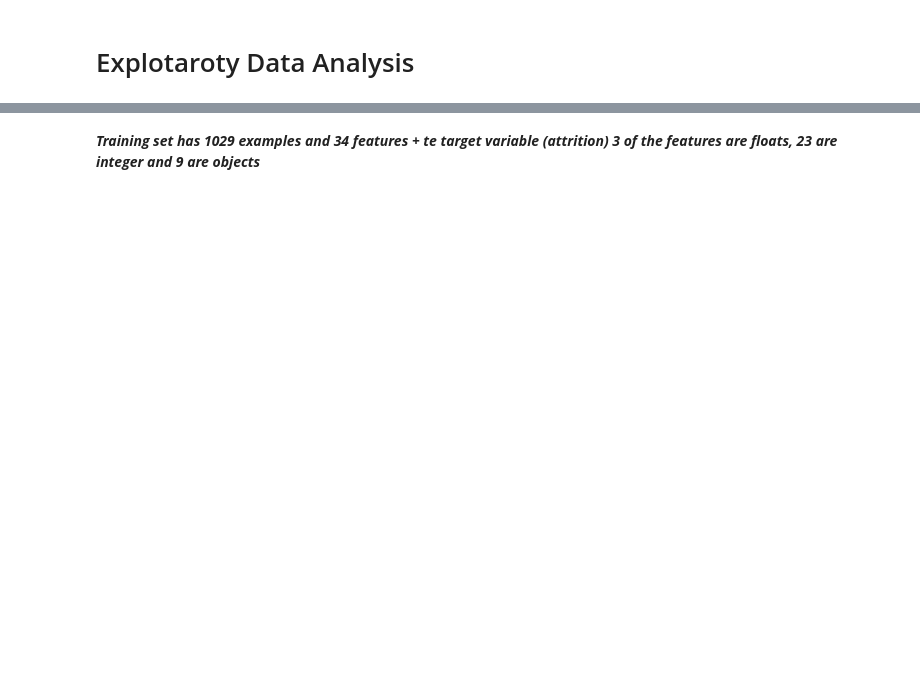
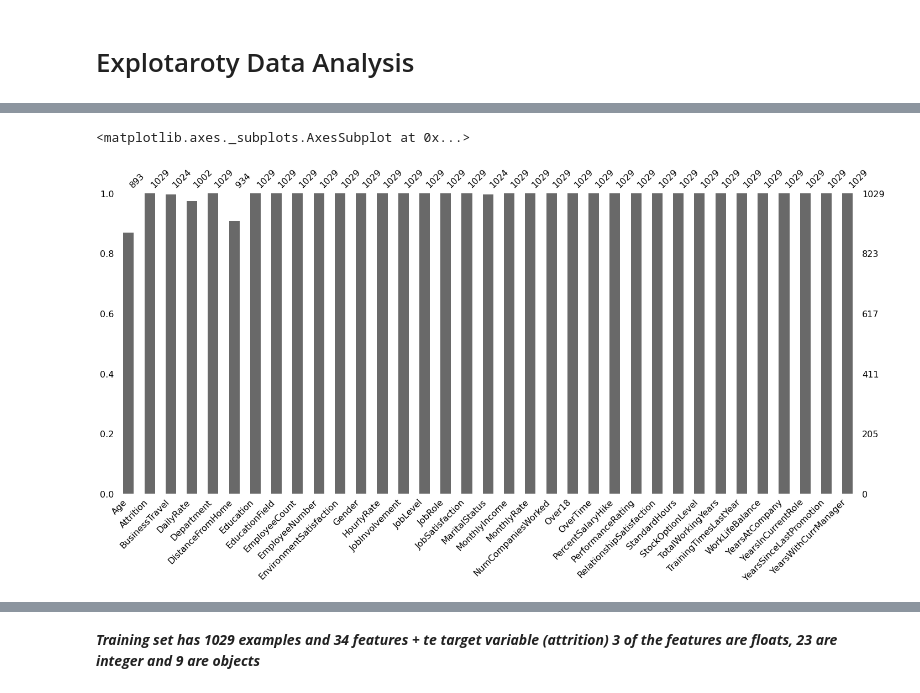
Before and after one commit to lakesidetech/machine_learning, a Jupyter notebook: Copy_of_Employee_attrition_prediction.ipynb, the cells around one changed output, grey strips where cells are left out. Drawn from its saved outputs; the diff is of its cells as text; code cells hidden in the pictures; blank space fills up the shorter version.

```diff
--- a/Copy_of_Employee_attrition_prediction.ipynb
+++ b/Copy_of_Employee_attrition_prediction.ipynb
@@ -57,0 +148,6 @@ memory usage: 281.5+ KB
+# %%
+import missingno as msno
+msno.bar(hr_attrition_train_df)
+# %% [output]
+<matplotlib.axes._subplots.AxesSubplot at 0x...>
+[figure, added]
```
Also changed, not shown: parts of 59 cells of this notebook.
